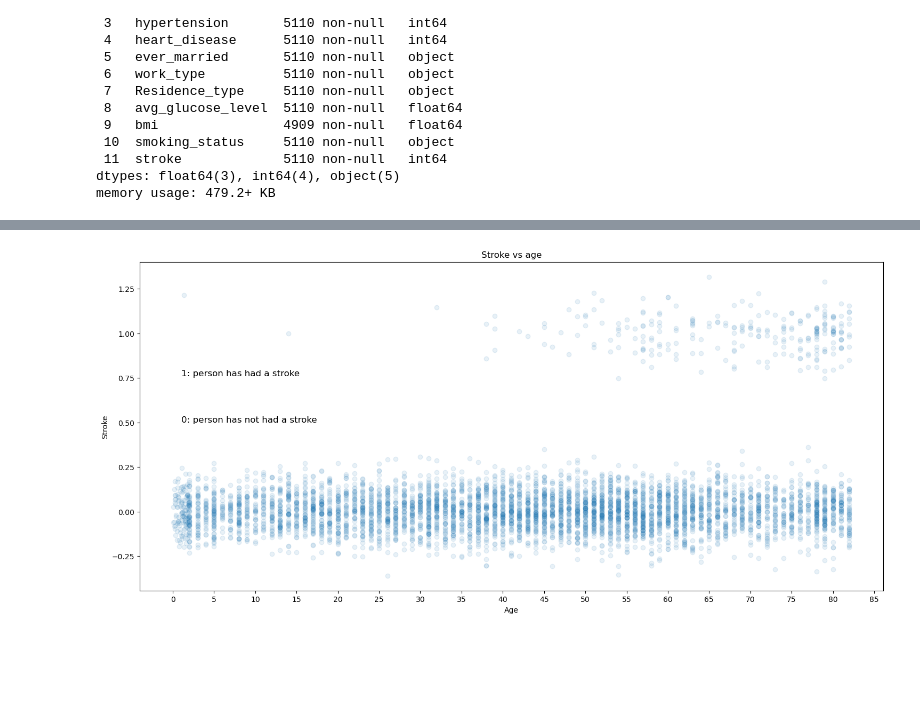
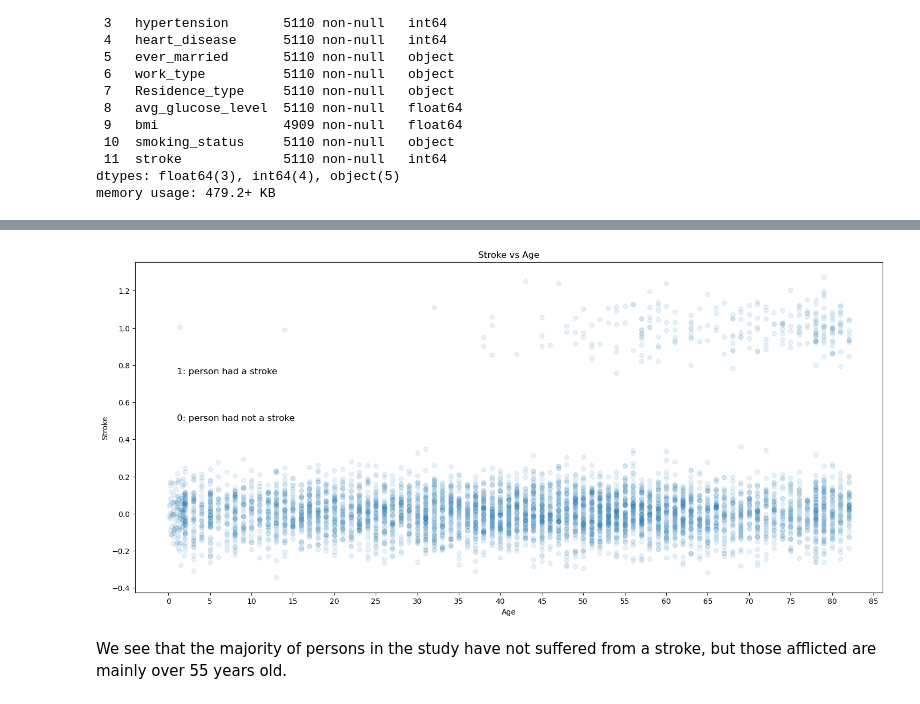
Before and after one commit to totatorbj/su-mt4007, a Jupyter notebook: HW2/HW2.ipynb, the cells around one changed output, grey strips where cells are left out. Drawn from its saved outputs; the diff is of its cells as text; code cells hidden in the pictures; blank space fills up the shorter version.

```diff
--- a/HW2/HW2.ipynb
+++ b/HW2/HW2.ipynb
@@ -494,23 +493,25 @@ make plot wider, to täcka hela bredden, slumpa ett värde i höjdled, +-0.1 tex
 # %%
 #plt.rcParams['text.usetex'] = True   # to be able to use LaTex
 
 fig, ax = plt.subplots(figsize=(18,8))
 # livingArea_asArray = np.asarray(apartments_df['livingArea'])
 # ppSqm_asArray = np.asarray(apartments_df['ppSqm'])
 #ax.plot = (livingArea_asArray,ppSqm_asArray)
 #ax.scatter(livingArea_asArray,ppSqm_asArray)
-ax.set_title('Stroke vs age')
+ax.set_title('Stroke vs Age')
 ax.set_ylabel('Stroke')
 ax.set_xlabel('Age')
 # ax.legend("Stroke: 1 +- 3 s.d. i.e. 0.75 ... 1,25", "No stroke: 0 +- 3 s.d. i.e. -0.25 ... 0,25", loc=(0.2, 0.5))
 ax.set_xticks(np.arange(0,90,5))
 rng = np.random.default_rng()
 noisy_stroke = np.asarray(stroke_data_df['stroke']) + 0.1 * rng.standard_normal(5110)
 ax.scatter(np.asarray(stroke_data_df['age']),noisy_stroke, alpha=0.1);
-ax.text(1, 0.5,'1: person has had a stroke \n \n \n \n \n0: person has not had a stroke ',fontsize=12);
+ax.text(1, 0.5,'1: person had a stroke \n \n \n \n \n0: person had not a stroke ',fontsize=12);
 # ax.scatter(np.asarray(stroke_data_df['age']),np.asarray(stroke_data_df['stroke']) + , alpha=0.1)
 # ax.scatter('age', 'stroke', data= stroke_data_df, alpha=0.1)
 # plt.show()
 #plt.rcParams['text.usetex'] = False   # to be able to not use LaTex
 # %% [output]
-[figure, old version]
+[figure, new version]
+# %% [markdown]
+We see that the majority of persons in the study have not suffered from a stroke, but those afflicted are mainly over 55 years old.
```
Also changed, not shown: parts of 48 cells of this notebook.
